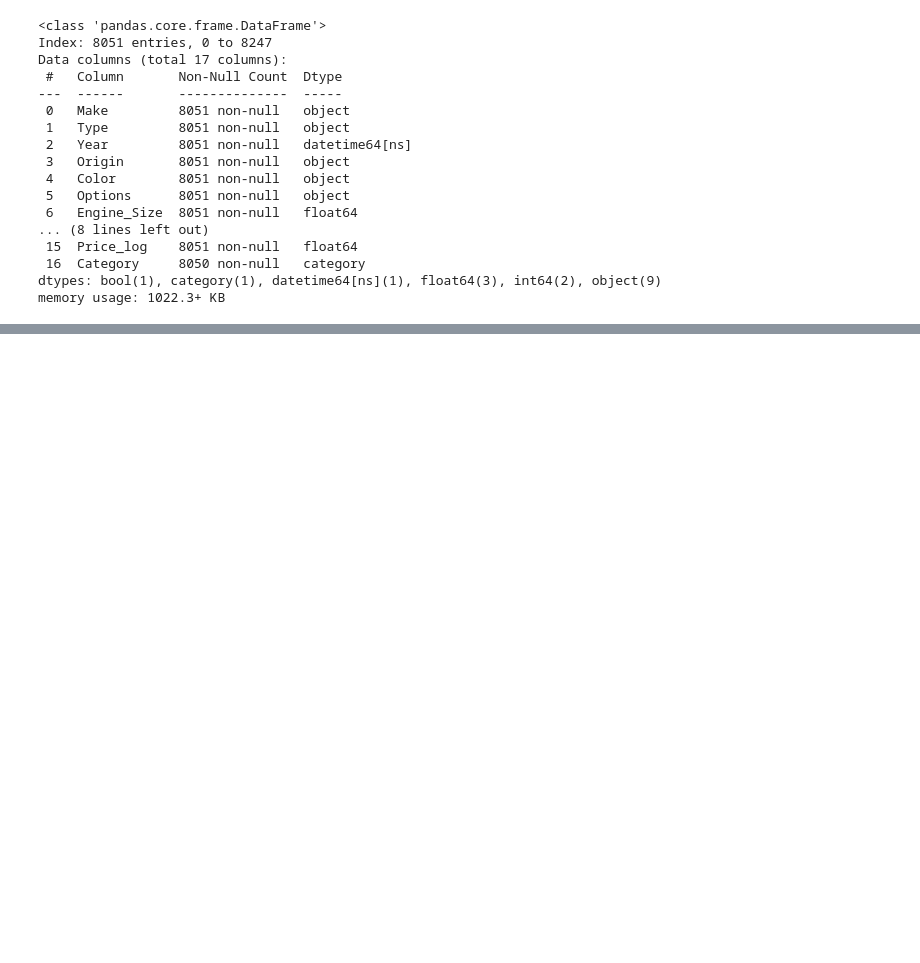
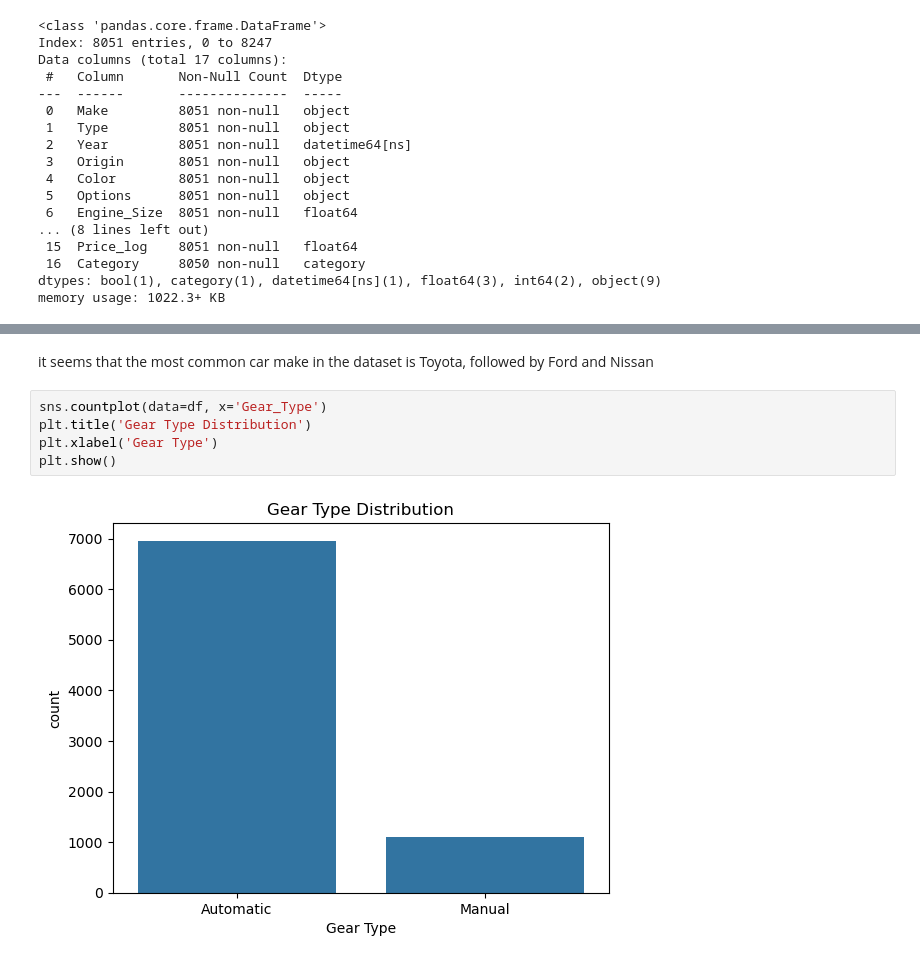
Before and after one commit to MoustafaMohamedMahmoud/Cars, a Jupyter notebook: pythonNote.ipynb, the cells around one changed output, grey strips where cells are left out. Saved outputs shown, nothing was run; the diff lists cells and outputs as text; blank space fills up the shorter version.

```diff
--- a/pythonNote.ipynb
+++ b/pythonNote.ipynb
@@ -277,0 +302,9 @@ memory usage: 1022.3+ KB
+# %% [markdown]
+it seems that the most common car make in the dataset is Toyota, followed by Ford and Nissan
+# %%
+sns.countplot(data=df, x='Gear_Type')
+plt.title('Gear Type Distribution')
+plt.xlabel('Gear Type')
+plt.show()
+# %% [output]
+[figure, added]
```
Also changed, not shown: parts of 19 cells of this notebook.
